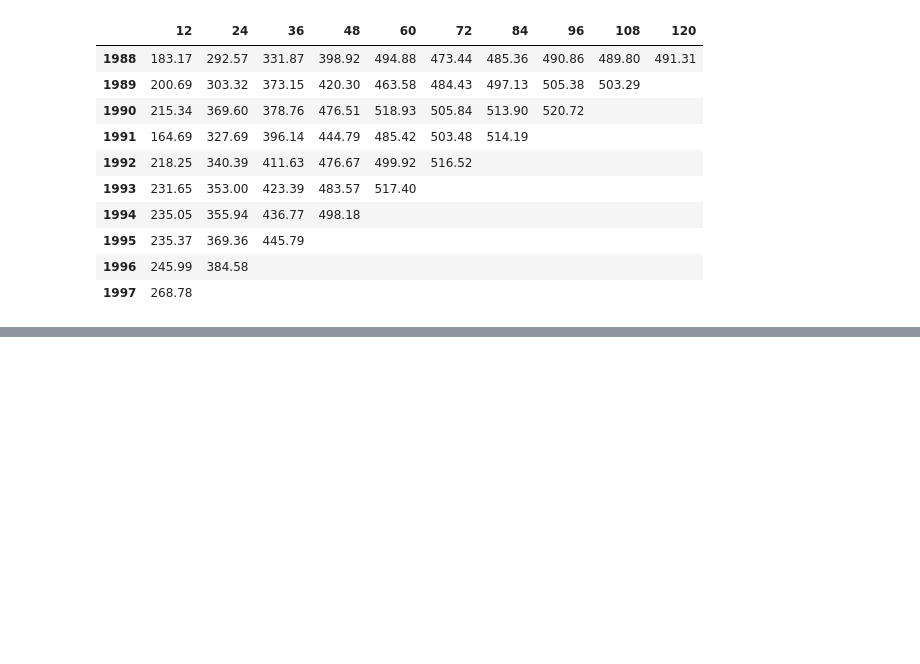
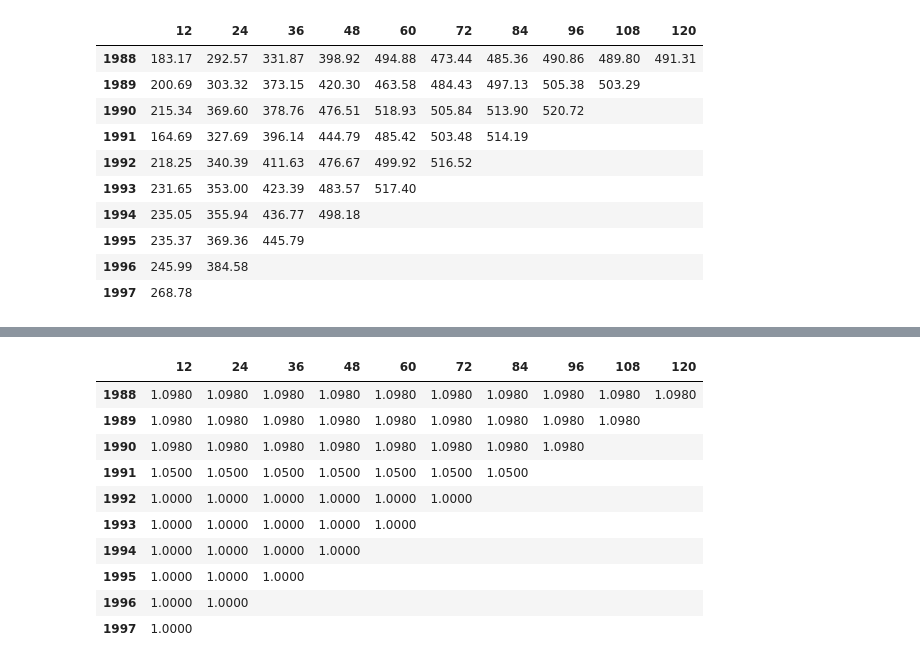
Before and after one commit to genedan/cl-practitioners-guide, a Jupyter notebook: chapter 2/chainladder-python tutorials.ipynb, the cells around one changed output, grey strips where cells are left out. Cells and saved outputs as stored; diff of their text form; code cells hidden in the pictures; blank space fills up the shorter version.

```diff
--- a/chapter 2/chainladder-python tutorials.ipynb
+++ b/chapter 2/chainladder-python tutorials.ipynb
@@ -392,0 +446,16 @@ Compare the result to `(clrd["CumPaidLoss"] / clrd["CaseIncurLoss"]).sum()`, whi
+# %%
+cl.Trend(trends=[0.05], dates=[("1992-12-31", "1991-01-01")], axis="origin").fit(
+    clrd["CumPaidLoss"].sum()
+).trend_
+# %% [output]
+|  | 12 | 24 | 36 | 48 | 60 | 72 | 84 | 96 | 108 | 120 |
+| 1988 | 1.0980 | 1.0980 | 1.0980 | 1.0980 | 1.0980 | 1.0980 | 1.0980 | 1.0980 | 1.0980 | 1.0980 |
+| 1989 | 1.0980 | 1.0980 | 1.0980 | 1.0980 | 1.0980 | 1.0980 | 1.0980 | 1.0980 | 1.0980 |  |
+| 1990 | 1.0980 | 1.0980 | 1.0980 | 1.0980 | 1.0980 | 1.0980 | 1.0980 | 1.0980 |  |  |
+| 1991 | 1.0500 | 1.0500 | 1.0500 | 1.0500 | 1.0500 | 1.0500 | 1.0500 |  |  |  |
+| 1992 | 1.0000 | 1.0000 | 1.0000 | 1.0000 | 1.0000 | 1.0000 |  |  |  |  |
+| 1993 | 1.0000 | 1.0000 | 1.0000 | 1.0000 | 1.0000 |  |  |  |  |  |
+| 1994 | 1.0000 | 1.0000 | 1.0000 | 1.0000 |  |  |  |  |  |  |
+| 1995 | 1.0000 | 1.0000 | 1.0000 |  |  |  |  |  |  |  |
+| 1996 | 1.0000 | 1.0000 |  |  |  |  |  |  |  |  |
+| 1997 | 1.0000 |  |  |  |  |  |  |  |  |  |
```
Also changed, not shown: parts of 85 cells of this notebook.
